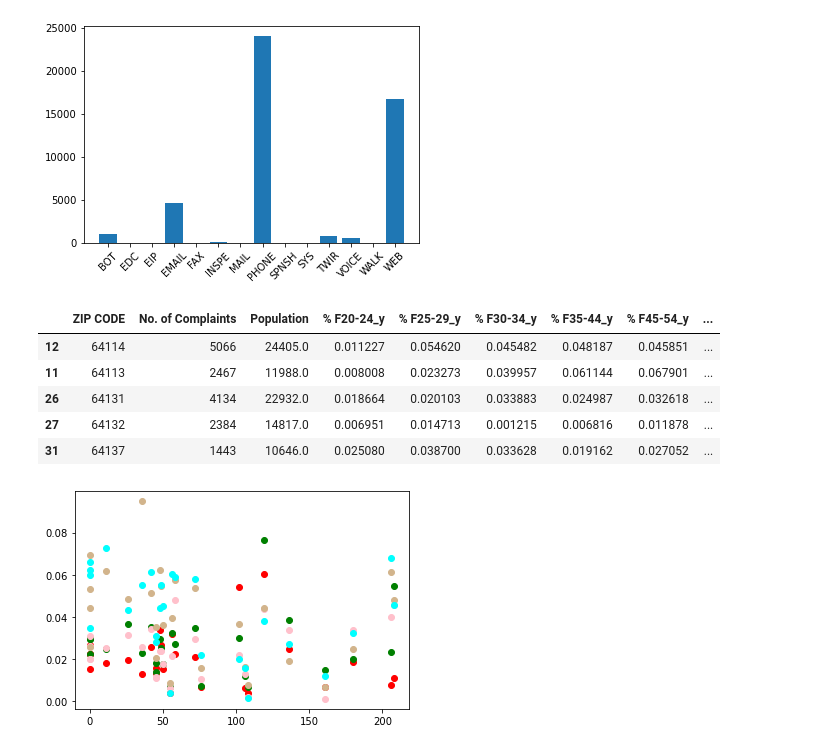
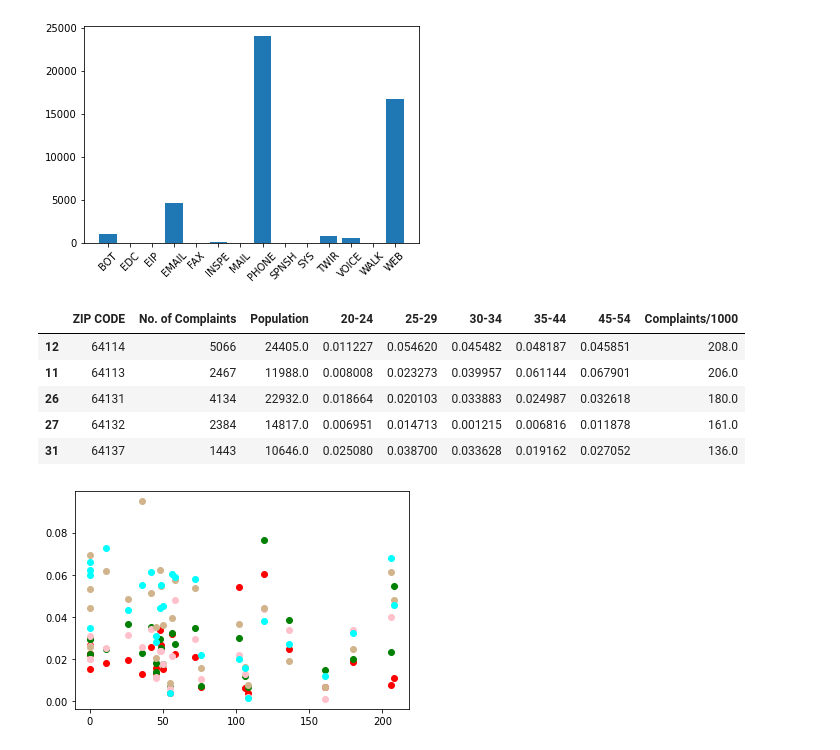
Before and after one commit to kristanlpruett/Project-1-KU-EDW-DATA, a Jupyter notebook: 20200829 Jays Visuals Attempt.ipynb, the cells around one changed output. Cells and saved outputs as stored; diff of their text form; code cells hidden in the pictures.

```diff
--- a/20200829 Jays Visuals Attempt.ipynb
+++ b/20200829 Jays Visuals Attempt.ipynb
@@ -261,22 +257,29 @@ plt.xticks(rotation=45)
 [figure]
 # %%
 #Female Age Groups vs No of Complaints
-# f_age_pct = merge_df[['ZIP CODE','% F20-24','% F25-29','% F30-34','% F35-44','% F45-54']]
-# f_age_pct = f_age_pct.groupby('ZIP CODE').mean()
-
-# f_age_pct.head()
 
 complaint_per_thousand = pd.merge(group_counts_df, group_df, on='ZIP CODE')
 complaint_per_thousand = complaint_per_thousand[['ZIP CODE','Population_x','Population_y','% F20-24_y','% F25-29_y','% F30-34_y','% F35-44_y','% F45-54_y']]
 complaint_per_thousand['Complaints/1000'] = round(complaint_per_thousand['Population_x']/(complaint_per_thousand['Population_y']/1000),0)
+#Only look at populations > 10,000
 complaint_per_thousand=complaint_per_thousand.loc[(complaint_per_thousand['Population_y']>10000)]
-complaint_per_thousand = complaint_per_thousand.rename(columns = {'Population_x': 'No. of Complaints', 'Population_y': 'Population'})
+complaint_per_thousand = complaint_per_thousand.rename(
+    columns = {
+        'Population_x': 'No. of Complaints',
+        'Population_y': 'Population',
+        '% F20-24_y': '20-24',
+        '% F25-29_y': '25-29',
+        '% F30-34_y': '30-34',
+        '% F35-44_y': '35-44',
+        '% F45-54_y': '45-54'
+    }
+)
 complaint_per_thousand.sort_values('Complaints/1000',ascending=False).head()
 # %% [output]
-|  | ZIP CODE | No. of Complaints | Population | % F20-24_y | % F25-29_y | % F30-34_y | % F35-44_y | % F45-54_y | ... |
-| 12 | 64114 | 5066 | 24405.0 | 0.011227 | 0.054620 | 0.045482 | 0.048187 | 0.045851 | ... |
-| 11 | 64113 | 2467 | 11988.0 | 0.008008 | 0.023273 | 0.039957 | 0.061144 | 0.067901 | ... |
-| 26 | 64131 | 4134 | 22932.0 | 0.018664 | 0.020103 | 0.033883 | 0.024987 | 0.032618 | ... |
-| 27 | 64132 | 2384 | 14817.0 | 0.006951 | 0.014713 | 0.001215 | 0.006816 | 0.011878 | ... |
-| 31 | 64137 | 1443 | 10646.0 | 0.025080 | 0.038700 | 0.033628 | 0.019162 | 0.027052 | ... |
+|  | ZIP CODE | No. of Complaints | Population | 20-24 | 25-29 | 30-34 | 35-44 | 45-54 | Complaints/1000 |
+| 12 | 64114 | 5066 | 24405.0 | 0.011227 | 0.054620 | 0.045482 | 0.048187 | 0.045851 | 208.0 |
+| 11 | 64113 | 2467 | 11988.0 | 0.008008 | 0.023273 | 0.039957 | 0.061144 | 0.067901 | 206.0 |
+| 26 | 64131 | 4134 | 22932.0 | 0.018664 | 0.020103 | 0.033883 | 0.024987 | 0.032618 | 180.0 |
+| 27 | 64132 | 2384 | 14817.0 | 0.006951 | 0.014713 | 0.001215 | 0.006816 | 0.011878 | 161.0 |
+| 31 | 64137 | 1443 | 10646.0 | 0.025080 | 0.038700 | 0.033628 | 0.019162 | 0.027052 | 136.0 |
 # %%
```
Also changed, not shown: parts of 11 cells of this notebook, 8 other files.
